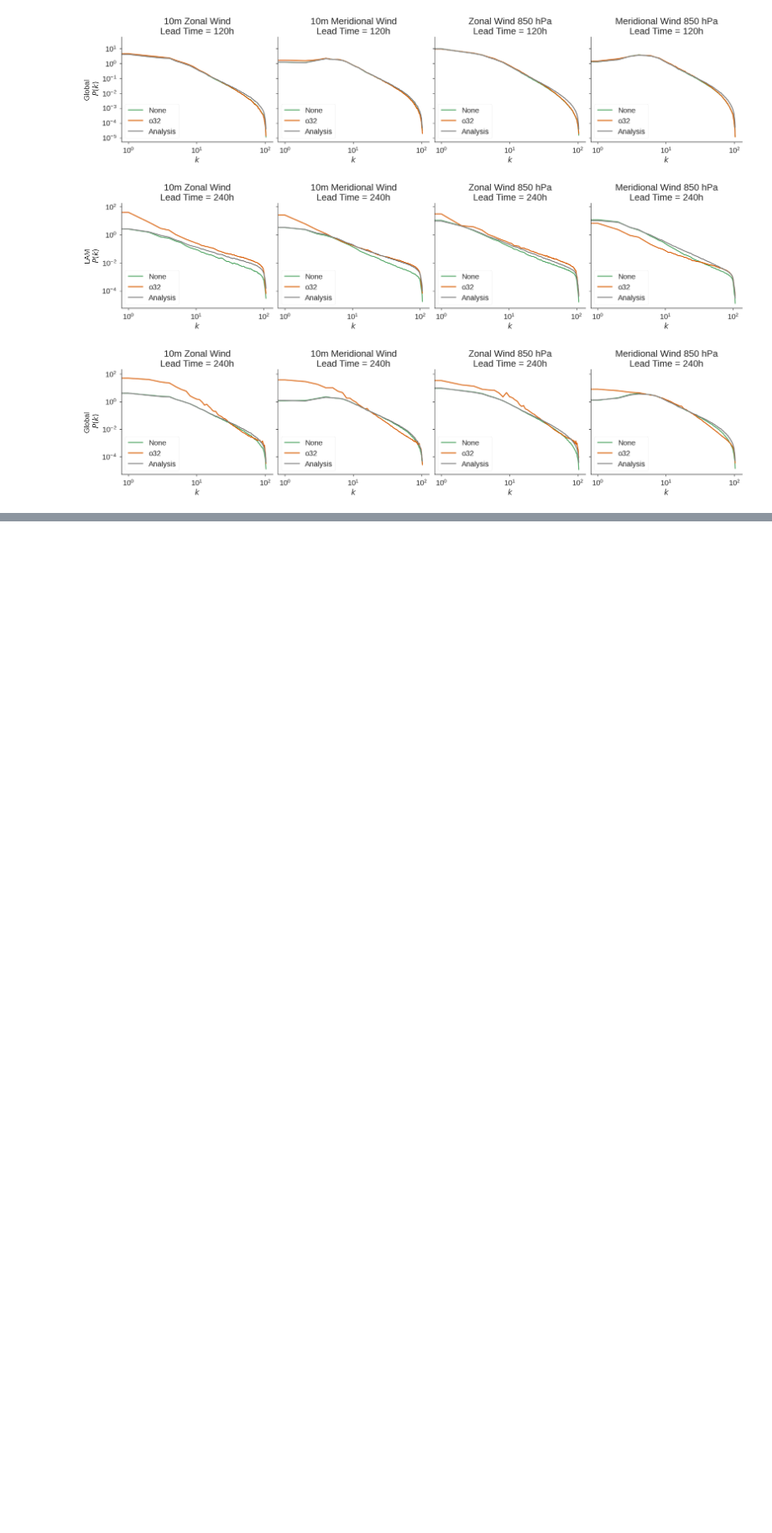
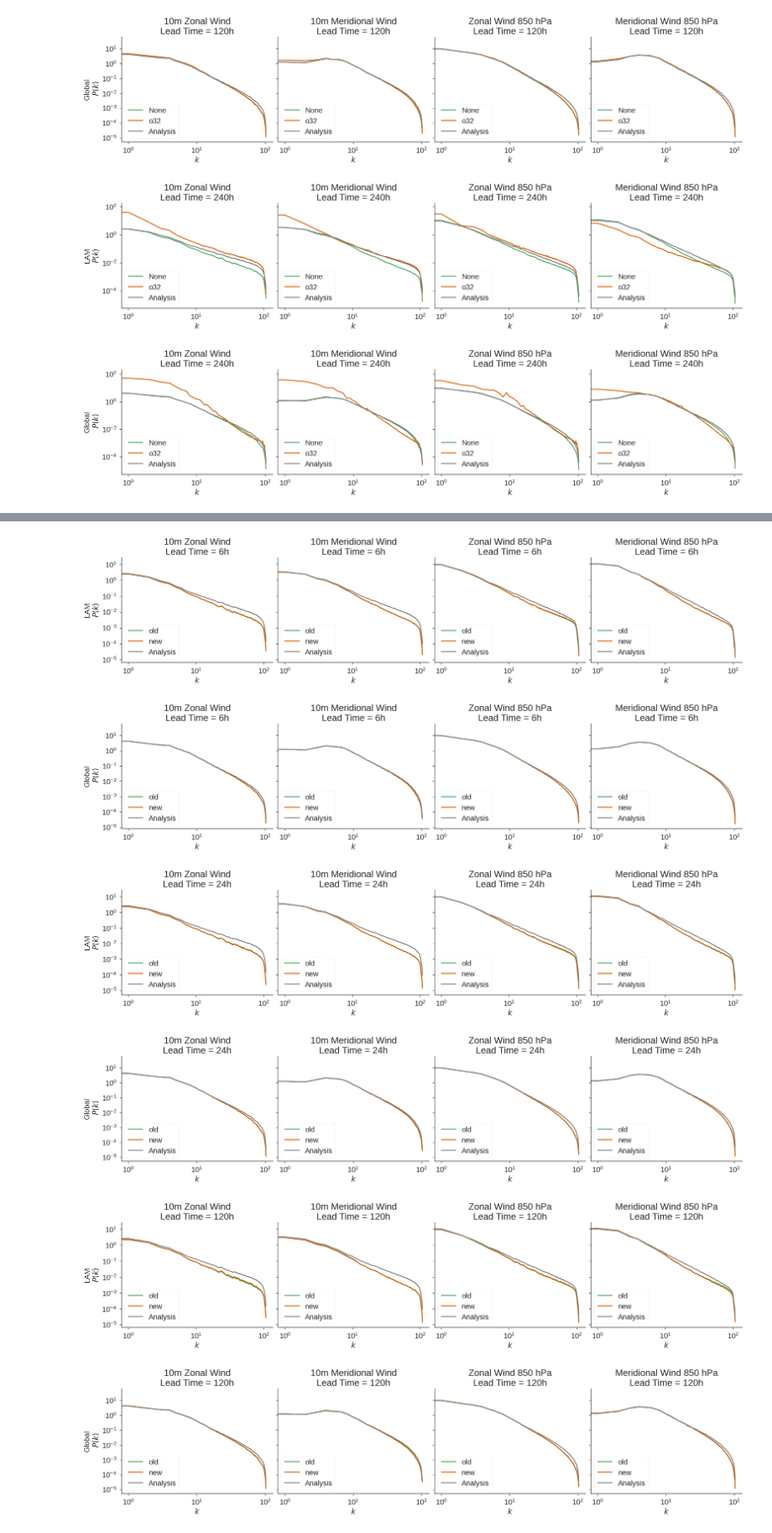
Before and after one commit to timothyas/nested-eagle, a Jupyter notebook: 1.00deg-15km/mse06h/experiments/plot_spectra.ipynb, the cells around one changed output, grey strips where cells are left out. Shown at 84% size. Saved outputs shown, nothing was run; the diff lists cells and outputs as text; code cells hidden in the pictures; blank space fills up the shorter version.

Commit message:
side note, latent space experimentation. zero lon artifact still there

```diff
--- a/1.00deg-15km/mse06h/experiments/plot_spectra.ipynb
+++ b/1.00deg-15km/mse06h/experiments/plot_spectra.ipynb
@@ -84,0 +87,25 @@ for fhr in [6, 24, 120, 240]:
+# %%
+latent = {
+    domain: {
+        "old": xr.open_dataset(f"/pscratch/sd/t/timothys/nested-eagle/1.00deg-15km/mse06h/experiments/regularization/wp01/inference-validation/spectra.nested-{domain}.nc", **kw),
+        "new": xr.open_dataset(f"/pscratch/sd/t/timothys/nested-eagle/1.00deg-15km/mse06h/experiments/latent-updates/fixed/inference-validation/spectra.nested-{domain}.nc", **kw),
+    }
+    for domain in ["lam", "global"]
+}
+# %%
+for fhr in [6, 24, 120, 240]:
+    fig, axs = plot_spectra(fhr=fhr, dsdict=latent["lam"])
+    for idx in [2, 3]:
+        axs[idx].set_title(axs[idx].get_title().replace("Wind", "Wind 850 hPa"))
+    axs[0].set_ylabel("LAM\n" + axs[0].get_ylabel())
+    fig, axs = plot_spectra(fhr=fhr, dsdict=latent["global"])
+    for idx in [2, 3]:
+        axs[idx].set_title(axs[idx].get_title().replace("Wind", "Wind 850 hPa"))
+    axs[0].set_ylabel("Global\n " + axs[0].get_ylabel())
+# %% [output]
+[figure, added]
+[figure, added]
+[figure, added]
+[figure, added]
+[figure, added]
+[figure, added]
```
Also changed, not shown: parts of 2 cells of this notebook, 4 other files.
